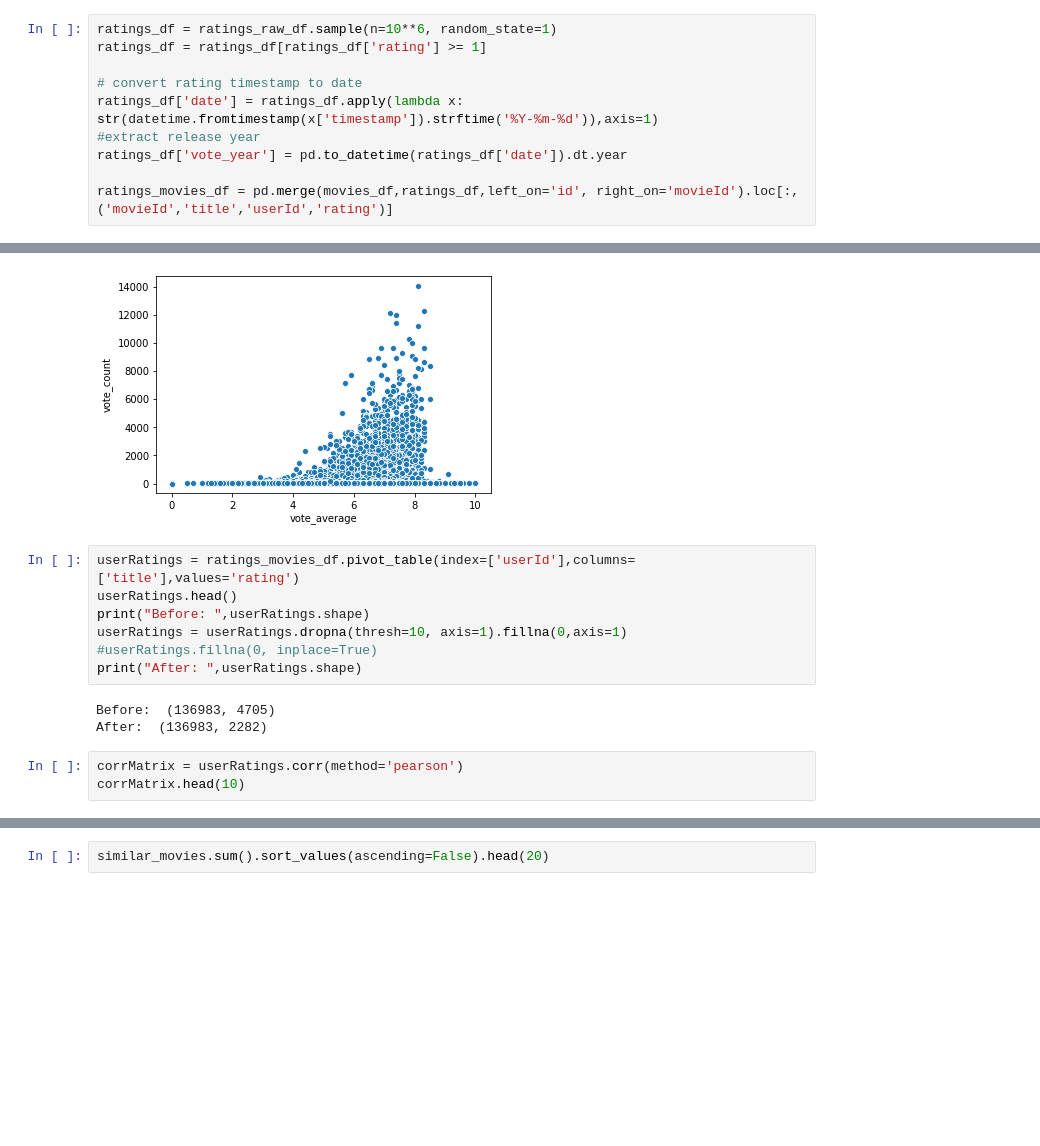
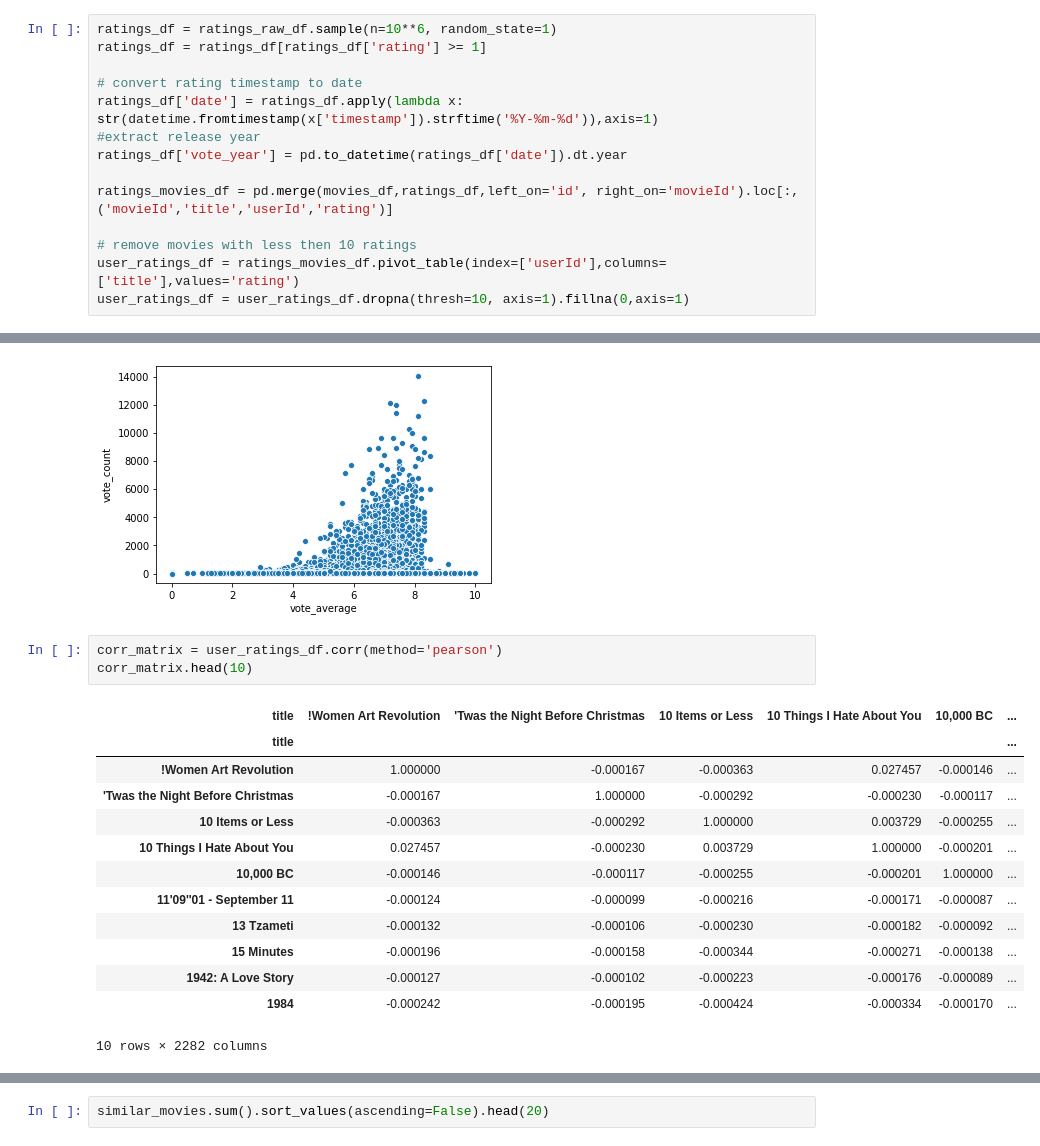
Before and after one commit to ronka/movie-recommendation-notebook, a Jupyter notebook: final_project.ipynb, the cells around one changed output, grey strips where cells are left out. Cells and saved outputs as stored; diff of their text form; blank space fills up the shorter version.

```diff
--- a/final_project.ipynb
+++ b/final_project.ipynb
@@ -667,6 +698,10 @@ ratings_df['date'] = ratings_df.apply(lambda x: str(datetime.fromtimestamp(x['ti
 ratings_df['vote_year'] = pd.to_datetime(ratings_df['date']).dt.year
 
 ratings_movies_df = pd.merge(movies_df,ratings_df,left_on='id', right_on='movieId').loc[:, ('movieId','title','userId','rating')]
+
+# remove movies with less then 10 ratings
+user_ratings_df = ratings_movies_df.pivot_table(index=['userId'],columns=['title'],values='rating')
+user_ratings_df = user_ratings_df.dropna(thresh=10, axis=1).fillna(0,axis=1)
 # %% [markdown]
 #### Get a feeling of the ratings data set
 
@@ -703,18 +738,22 @@ sns.scatterplot(y='vote_count', x='vote_average',data=movies_df[['vote_count','v
 # %% [output]
 <matplotlib.axes._subplots.AxesSubplot at 0x...>
 [figure]
-# %%
-userRatings = ratings_movies_df.pivot_table(index=['userId'],columns=['title'],values='rating')
-userRatings.head()
-print("Before: ",userRatings.shape)
-userRatings = userRatings.dropna(thresh=10, axis=1).fillna(0,axis=1)
-#userRatings.fillna(0, inplace=True)
-print("After: ",userRatings.shape)
-# %% [output]
-Before:  (136983, 4705)
-After:  (136983, 2282)
 # %%
-corrMatrix = userRatings.corr(method='pearson')
-corrMatrix.head(10)
+corr_matrix = user_ratings_df.corr(method='pearson')
+corr_matrix.head(10)
+# %% [output]
+| title | !Women Art Revolution | 'Twas the Night Before Christmas | 10 Items or Less | 10 Things I Hate About You | 10,000 BC | ... |
+| title |  |  |  |  |  | ... |
+| !Women Art Revolution | 1.000000 | -0.000167 | -0.000363 | 0.027457 | -0.000146 | ... |
+| 'Twas the Night Before Christmas | -0.000167 | 1.000000 | -0.000292 | -0.000230 | -0.000117 | ... |
+| 10 Items or Less | -0.000363 | -0.000292 | 1.000000 | 0.003729 | -0.000255 | ... |
+| 10 Things I Hate About You | 0.027457 | -0.000230 | 0.003729 | 1.000000 | -0.000201 | ... |
+| 10,000 BC | -0.000146 | -0.000117 | -0.000255 | -0.000201 | 1.000000 | ... |
+| 11'09''01 - September 11 | -0.000124 | -0.000099 | -0.000216 | -0.000171 | -0.000087 | ... |
+| 13 Tzameti | -0.000132 | -0.000106 | -0.000230 | -0.000182 | -0.000092 | ... |
+| 15 Minutes | -0.000196 | -0.000158 | -0.000344 | -0.000271 | -0.000138 | ... |
+| 1942: A Love Story | -0.000127 | -0.000102 | -0.000223 | -0.000176 | -0.000089 | ... |
+| 1984 | -0.000242 | -0.000195 | -0.000424 | -0.000334 | -0.000170 | ... |
+10 rows × 2282 columns
 # %%
 def get_similar(movie_name,rating):
```
Also changed, not shown: parts of 19 cells of this notebook.
